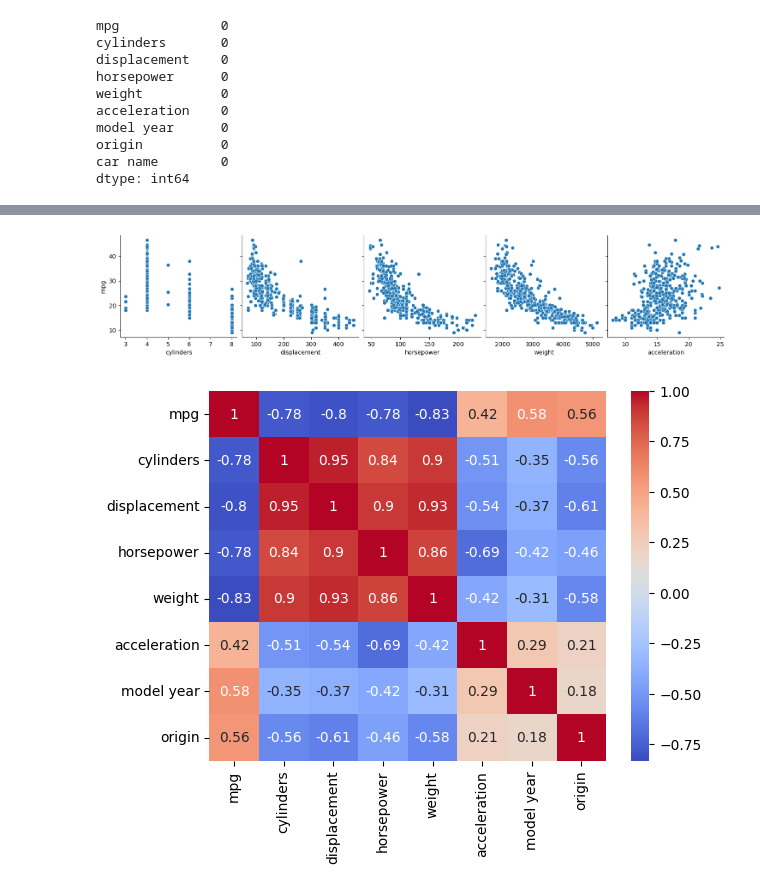
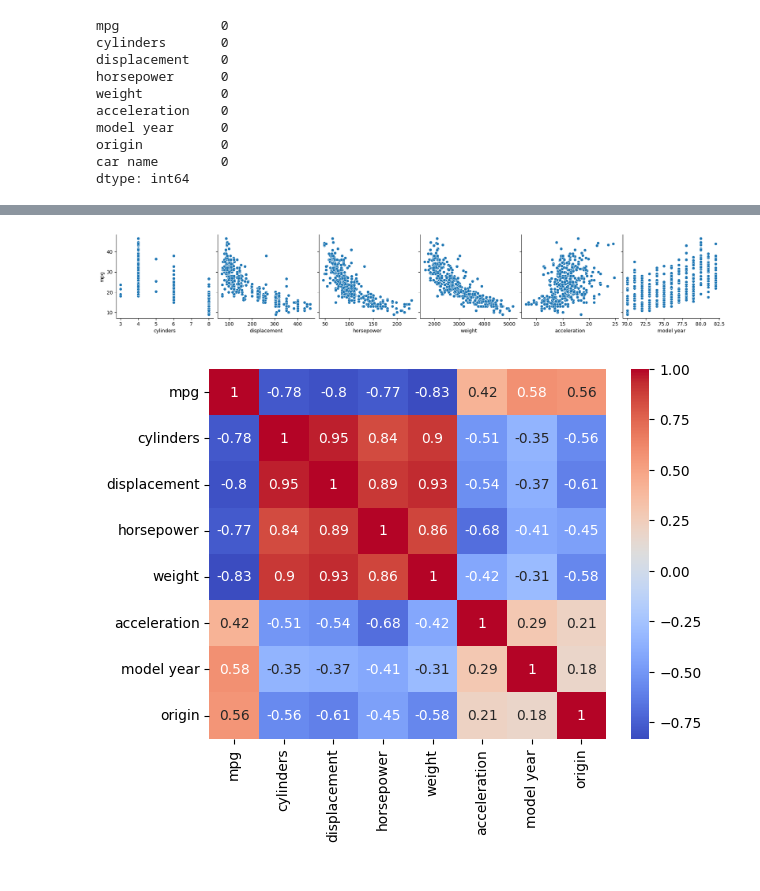
Before and after one commit to the-atasoy/FuelConsumptionPredictor, a Jupyter notebook: playground/index.ipynb, the cells around one changed output, grey strips where cells are left out. Drawn from its saved outputs; the diff is of its cells as text; code cells hidden in the pictures.

Commit message:
model is done

```diff
--- a/playground/index.ipynb
+++ b/playground/index.ipynb
@@ -69,13 +72,15 @@ Data columns (total 8 columns):
  7   origin        398 non-null    int64
 dtypes: float64(4), int64(4)
 memory usage: 25.0 KB
+# %%
+df.fillna({'horsepower': df['horsepower'].mean()}, inplace=True)
 # %%
-sns.pairplot(df, x_vars=['cylinders', 'displacement', 'horsepower', 'weight', 'acceleration'], y_vars='mpg', height=3)
+sns.pairplot(df, x_vars=['cylinders', 'displacement', 'horsepower', 'weight', 'acceleration', 'model year'], y_vars='mpg', height=3)
 plt.show()
 # %% [output]
-[figure, old version]
+[figure, new version]
 # %%
 sns.heatmap(df.corr(), annot=True, cmap='coolwarm')
 plt.show()
 # %% [output]
-[figure, old version]
+[figure, new version]
```
Also changed, not shown: parts of 12 cells of this notebook, 1 other file.
